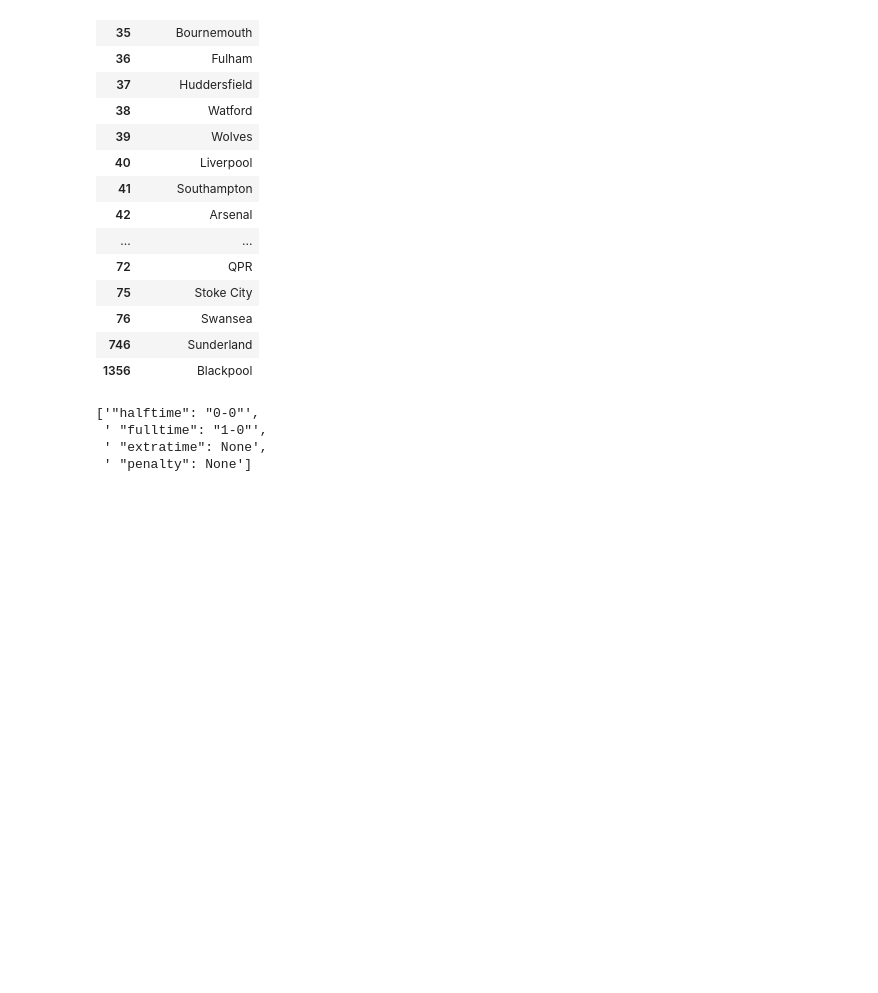
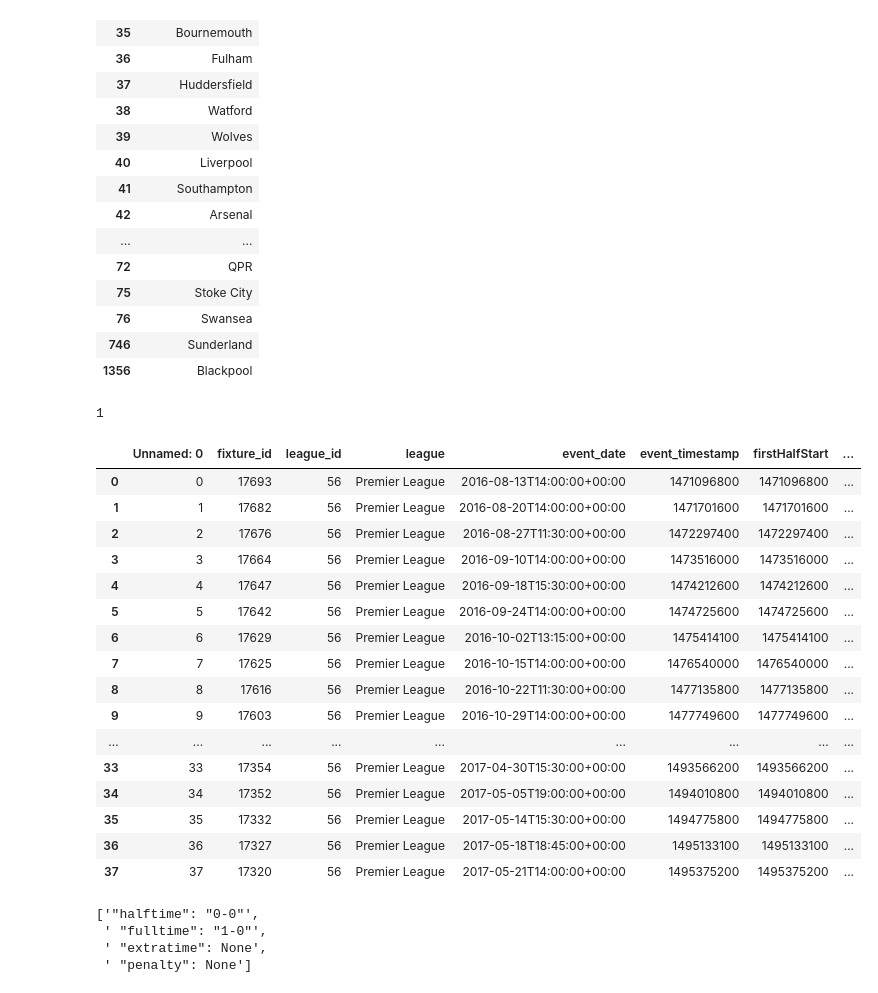
Before and after one commit to jormax14/the_degenerates, a Jupyter notebook: notebooks/august/soccer.ipynb, the cells around one changed output. Saved outputs shown, nothing was run; the diff lists cells and outputs as text; code cells hidden in the pictures; blank space fills up the shorter version.

Commit message:
updated data

```diff
--- a/notebooks/august/soccer.ipynb
+++ b/notebooks/august/soccer.ipynb
@@ -50,6 +50,25 @@ teamIDs_df
 | 76 | Swansea |
 | 746 | Sunderland |
 | 1356 | Blackpool |
+# %%
+url = "https://api-football-v1.p.rapidapi.com/v2/fixtures/team/47/56"
+headers = {
+    'x-rapidapi-key': "3e890f9c4fmshbac87f967184a81p162525jsn1b11c02653ba",
+    'x-rapidapi-host': "api-football-v1.p.rapidapi.com"
+}
+res = requests.request("GET", url, headers=headers)
+jres = res.json()
+if jres['api']['results'] != 0:
+    for x in range(jres['api']['results']):
+        #just take each item you want and convert it as you need now from json to the dataframe
+    tdf = pd.DataFrame(jres['api']['fixtures'])
+    tdf['home_ht'] = jres['api']['fixtures'][0]['score']['halftime'].split('-')[0]
+    tdf['away_ht'] = jres['api']['fixtures'][0]['score']['halftime'].split('-')[1]
+    tdf['home_ft'] = jres['api']['fixtures'][0]['score']['fulltime'].split('-')[0]
+    tdf['away_ft'] = jres['api']['fixtures'][0]['score']['fulltime'].split('-')[1]
+    print(jres['api']['fixtures'][0]['score']['halftime'].split('-')[0])
+# %% [output]
+1
 # %%
 for x in teamIDs_df.index:
     dump_path = Path(f"../../data/premier_league/team_fixtures_2016/{x}_2016.csv")
@@ -72,6 +91,26 @@ for x in thfc_fixtures_df.index:
     thfc_fixtures_df.league[x] = json.loads(thfc_fixtures_df.league[x].replace("\'", "\""))['name']
     thfc_fixtures_df.homeTeam[x] = json.loads(thfc_fixtures_df.homeTeam[x].replace("\'", "\""))['team_id']
     thfc_fixtures_df.awayTeam[x] = json.loads(thfc_fixtures_df.awayTeam[x].replace("\'", "\""))['team_id']
+# %%
+thfc_fixtures_df
+# %% [output]
+|  | Unnamed: 0 | fixture_id | league_id | league | event_date | event_timestamp | firstHalfStart | ... |
+| 0 | 0 | 17693 | 56 | Premier League | 2016-08-13T14:00:00+00:00 | 1471096800 | 1471096800 | ... |
+| 1 | 1 | 17682 | 56 | Premier League | 2016-08-20T14:00:00+00:00 | 1471701600 | 1471701600 | ... |
+| 2 | 2 | 17676 | 56 | Premier League | 2016-08-27T11:30:00+00:00 | 1472297400 | 1472297400 | ... |
+| 3 | 3 | 17664 | 56 | Premier League | 2016-09-10T14:00:00+00:00 | 1473516000 | 1473516000 | ... |
+| 4 | 4 | 17647 | 56 | Premier League | 2016-09-18T15:30:00+00:00 | 1474212600 | 1474212600 | ... |
+| 5 | 5 | 17642 | 56 | Premier League | 2016-09-24T14:00:00+00:00 | 1474725600 | 1474725600 | ... |
+| 6 | 6 | 17629 | 56 | Premier League | 2016-10-02T13:15:00+00:00 | 1475414100 | 1475414100 | ... |
+| 7 | 7 | 17625 | 56 | Premier League | 2016-10-15T14:00:00+00:00 | 1476540000 | 1476540000 | ... |
+| 8 | 8 | 17616 | 56 | Premier League | 2016-10-22T11:30:00+00:00 | 1477135800 | 1477135800 | ... |
+| 9 | 9 | 17603 | 56 | Premier League | 2016-10-29T14:00:00+00:00 | 1477749600 | 1477749600 | ... |
+| ... | ... | ... | ... | ... | ... | ... | ... | ... |
+| 33 | 33 | 17354 | 56 | Premier League | 2017-04-30T15:30:00+00:00 | 1493566200 | 1493566200 | ... |
+| 34 | 34 | 17352 | 56 | Premier League | 2017-05-05T19:00:00+00:00 | 1494010800 | 1494010800 | ... |
+| 35 | 35 | 17332 | 56 | Premier League | 2017-05-14T15:30:00+00:00 | 1494775800 | 1494775800 | ... |
+| 36 | 36 | 17327 | 56 | Premier League | 2017-05-18T18:45:00+00:00 | 1495133100 | 1495133100 | ... |
+| 37 | 37 | 17320 | 56 | Premier League | 2017-05-21T14:00:00+00:00 | 1495375200 | 1495375200 | ... |
 # %%
 vl = thfc_fixtures_df.score[1].replace("\'", "\"").strip('{,}').split(',')
 vl
```
Also changed, not shown: 3 other files.
